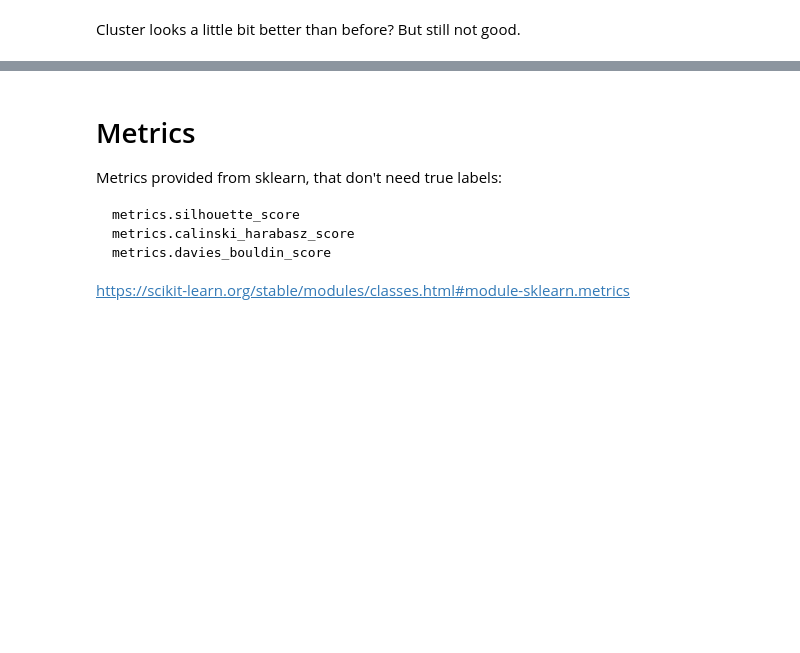
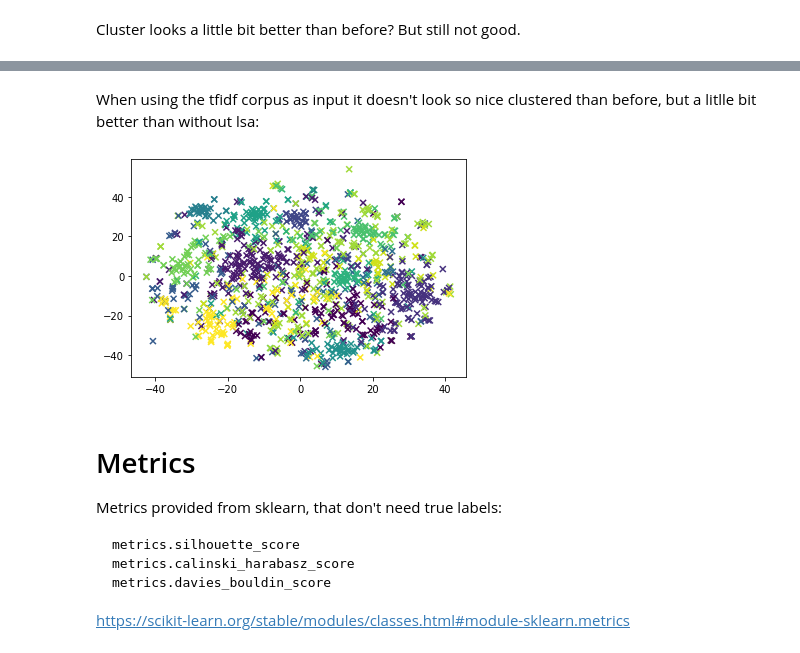
Before and after one commit to DonatJR/ita_ws20, a Jupyter notebook: notebooks/gaussian_mixture.ipynb, the cells around one changed output, grey strips where cells are left out. Drawn from its saved outputs; the diff is of its cells as text; code cells hidden in the pictures; blank space fills up the shorter version.

```diff
--- a/notebooks/gaussian_mixture.ipynb
+++ b/notebooks/gaussian_mixture.ipynb
@@ -241,3 +312,9 @@ Cluster looks a little bit better than before? But still not good.
+# %% [markdown]
+When using the tfidf corpus as input it doesn't look so nice clustered than before, but a litlle bit better than without lsa:
+# %%
+plot(model_lsa_stopwords, tfidf_corpus_stopwords.toarray(), labels_lsa, n_components=n_components)
+# %% [output]
+[figure, added]
 # %% [markdown]
 # Metrics
 Metrics provided from sklearn, that don't need true labels:
```
Also changed, not shown: parts of 19 cells of this notebook.
